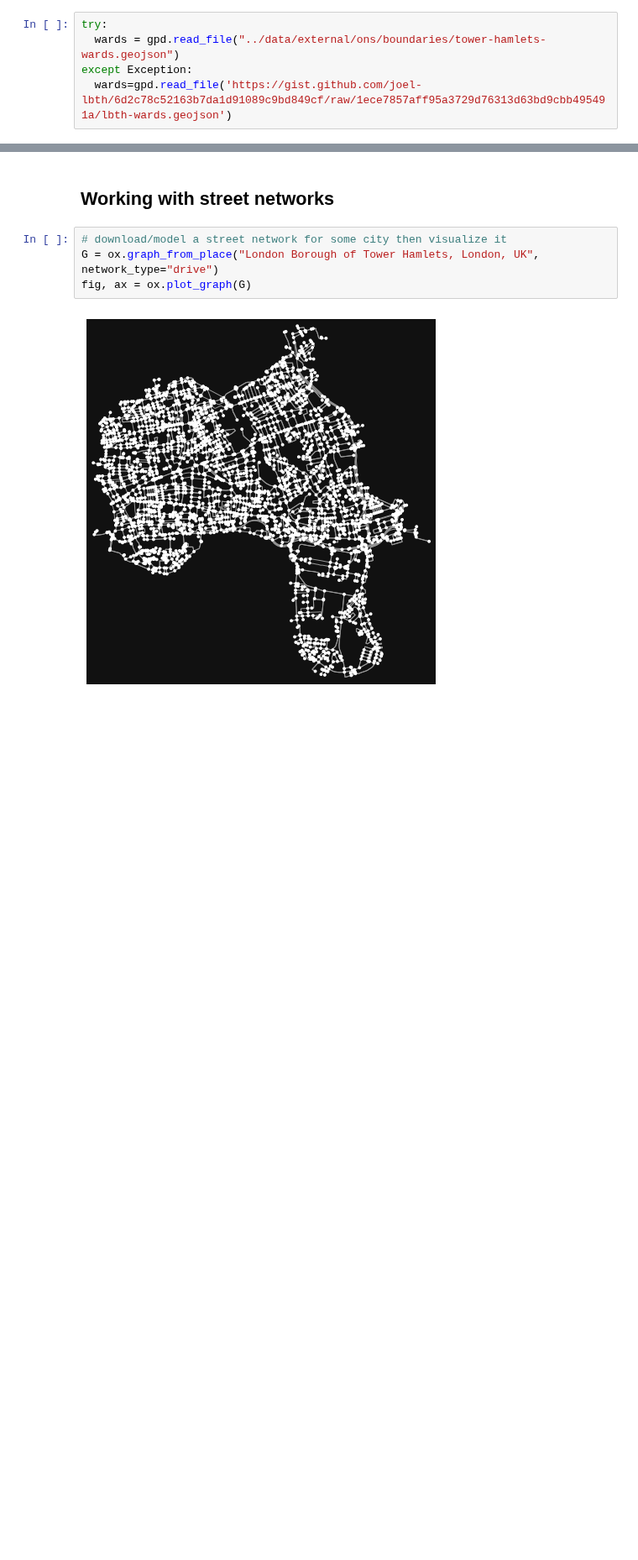
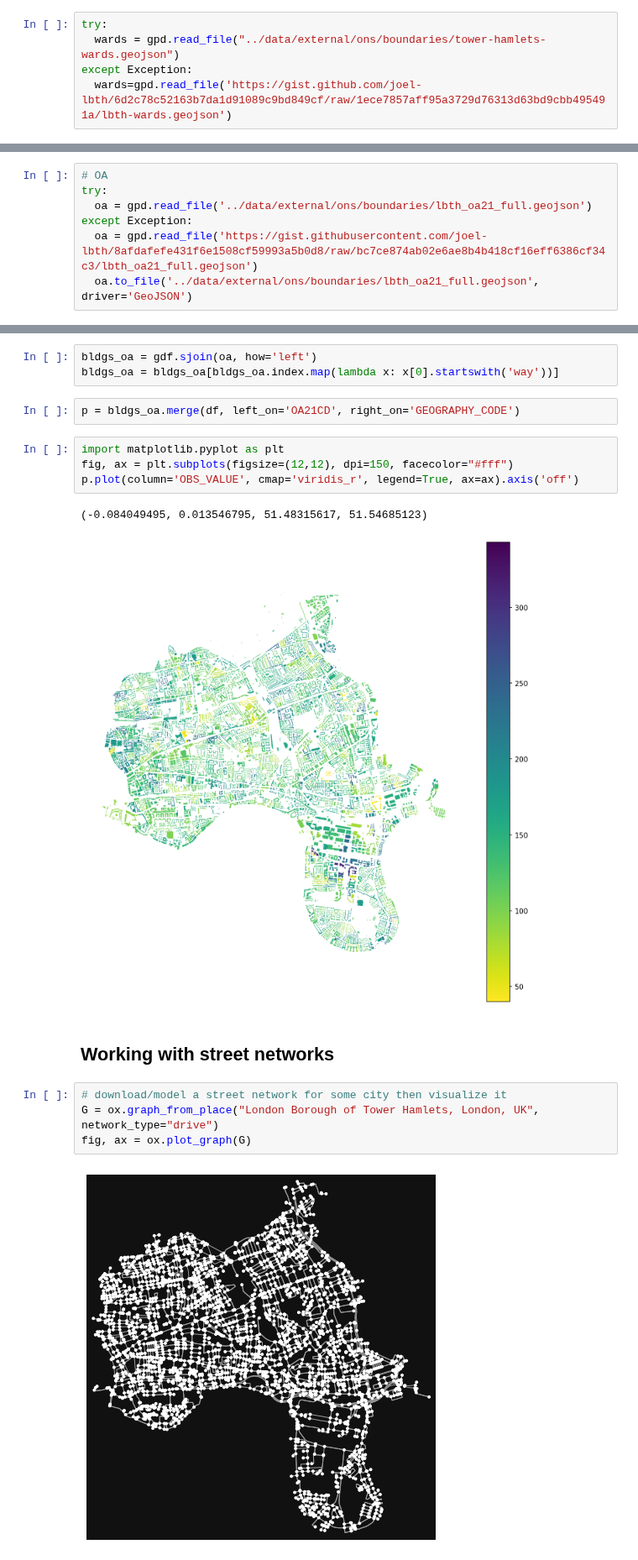
Before and after one commit to data-hamlets/census-data, a Jupyter notebook: notebooks/A-0.0-osmnx-features-demo.ipynb, the cells around one changed output, grey strips where cells are left out. Shown at 84% size. Cells and saved outputs as stored; diff of their text form; blank space fills up the shorter version.

Commit message:
spatial join buildings + oa, add oa census data

```diff
--- a/notebooks/A-0.0-osmnx-features-demo.ipynb
+++ b/notebooks/A-0.0-osmnx-features-demo.ipynb
@@ -48,0 +37,7 @@ wards.plot(ax=ax, facecolor="none", linewidth=2, edgecolor="white")
+# %%
+# OA
+try:
+  oa = gpd.read_file('../data/external/ons/boundaries/lbth_oa21_full.geojson')
+except Exception:
+  oa = gpd.read_file('https://gist.githubusercontent.com/joel-lbth/8afdafefe431f6e1508cf59993a5b0d8/raw/bc7ce874ab02e6ae8b4b418cf16eff6386cf34c3/lbth_oa21_full.geojson')
+  oa.to_file('../data/external/ons/boundaries/lbth_oa21_full.geojson', driver='GeoJSON')
@@ -49,3 +47,15 @@ wards.plot(ax=ax, facecolor="none", linewidth=2, edgecolor="white")
+# %%
+bldgs_oa = gdf.sjoin(oa, how='left')
+bldgs_oa = bldgs_oa[bldgs_oa.index.map(lambda x: x[0].startswith('way'))]
+# %%
+p = bldgs_oa.merge(df, left_on='OA21CD', right_on='GEOGRAPHY_CODE')
+# %%
+import matplotlib.pyplot as plt
+fig, ax = plt.subplots(figsize=(12,12), dpi=150, facecolor="#fff")
+p.plot(column='OBS_VALUE', cmap='viridis_r', legend=True, ax=ax).axis('off')
+# %% [output]
+(-0.084049495, 0.013546795, 51.48315617, 51.54685123)
+[figure, added]
 # %% [markdown]
 ## Working with street networks
 # %%
```
Also changed, not shown: parts of 4 cells of this notebook.
